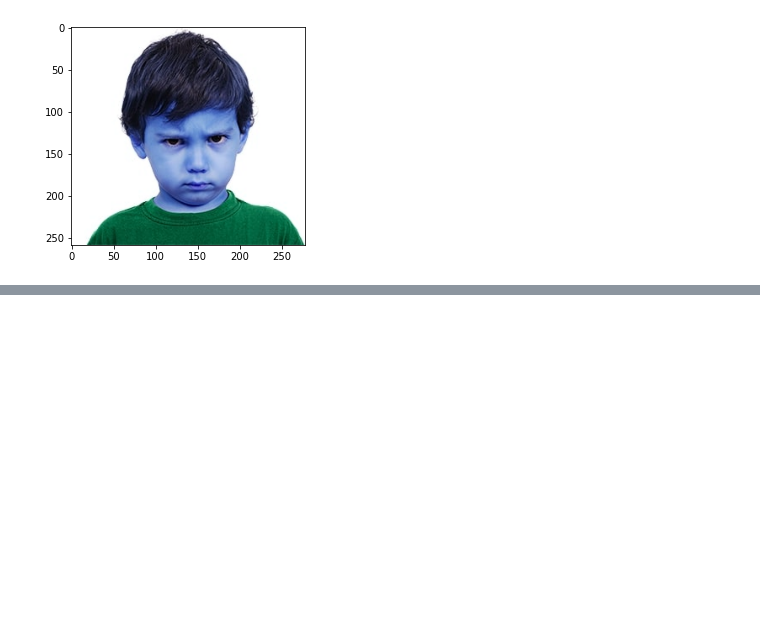
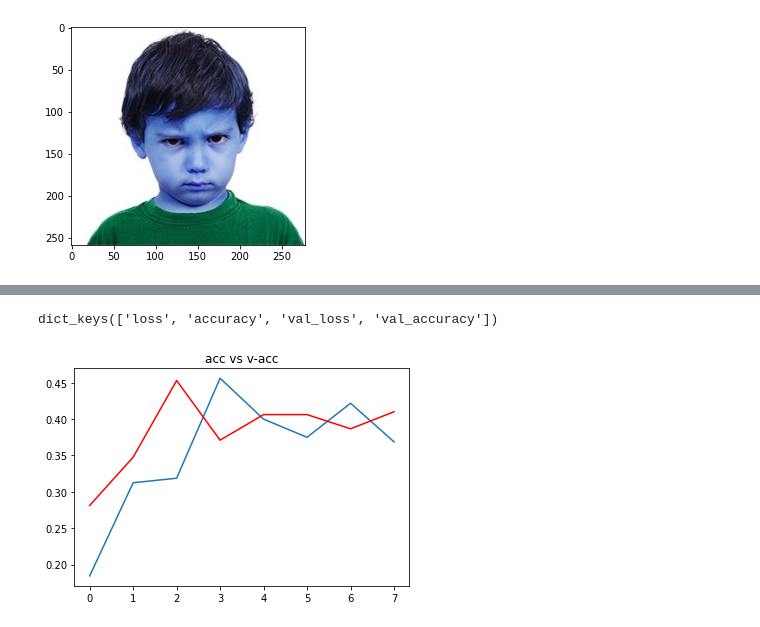
Before and after one commit to atif2786/Face-Emotion-Recognition, a Jupyter notebook: Face_Emotion_Recognition.ipynb, the cells around one changed output, grey strips where cells are left out. Saved outputs shown, nothing was run; the diff lists cells and outputs as text; code cells hidden in the pictures; blank space fills up the shorter version.

```diff
--- a/Face_Emotion_Recognition.ipynb
+++ b/Face_Emotion_Recognition.ipynb
@@ -58,0 +221,7 @@ plt.imshow(img)
+# %%
+val_datagen = ImageDataGenerator(rescale = 1./255 )
+
+val_data = val_datagen.flow_from_directory(directory= "/content/test",
+                                           target_size=(224,224),
+                                           batch_size=32,
+                                  )
@@ -58,0 +271,20 @@ plt.imshow(img)
+# %%
+## having early stopping and model check point
+
+from keras.callbacks import ModelCheckpoint, EarlyStopping
+
+# early stopping
+es = EarlyStopping(monitor='val_accuracy', min_delta= 0.01 , patience= 5, verbose= 1, mode='auto')
+
+# model check point
+mc = ModelCheckpoint(filepath="best_model.h5", monitor= 'val_accuracy', verbose= 1, save_best_only= True, mode = 'auto')
+
+# puting call back in a list
+call_back = [es, mc]
+# %%
+hist = model.fit_generator(train_data,
+                           steps_per_epoch= 10,
+                           epochs= 30,
+                           validation_data= val_data,
+                           validation_steps= 8,
+                           callbacks=[es,mc])
@@ -58,0 +313,12 @@ plt.imshow(img)
+# %%
+h =  hist.history
+h.keys()
+# %% [output]
+dict_keys(['loss', 'accuracy', 'val_loss', 'val_accuracy'])
+# %%
+plt.plot(h['accuracy'])
+plt.plot(h['val_accuracy'] , c = "red")
+plt.title("acc vs v-acc")
+plt.show()
+# %% [output]
+[figure, added]
```
Also changed, not shown: parts of 26 cells of this notebook.
